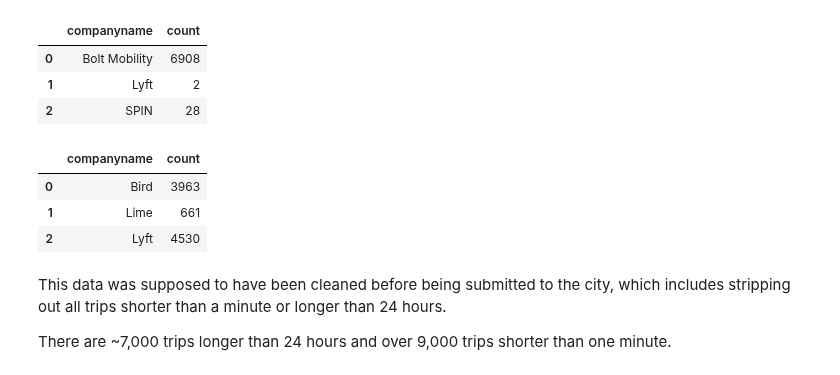
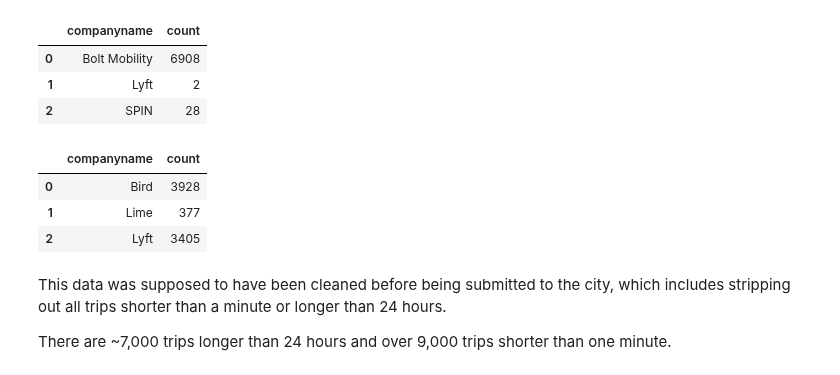
Before and after one commit to NSS-Data-Analytics-Cohort-10/scooters-group-6, a Jupyter notebook: notebooks/scooters.ipynb, the cells around one changed output. Drawn from its saved outputs; the diff is of its cells as text; code cells hidden in the pictures.

```diff
--- a/notebooks/scooters.ipynb
+++ b/notebooks/scooters.ipynb
@@ -163,22 +167,23 @@ long
 # %%
 short_trips = '''
 SELECT
     companyname,
     COUNT(*)
 FROM trips
 WHERE tripduration < 1
+    AND tripdistance <= 0
 GROUP BY companyname;
 '''
 
 with engine.connect() as connection:
     short = pd.read_sql(text(short_trips), con = connection)
 
 short
 # %% [output]
 |  | companyname | count |
-| 0 | Bird | 3963 |
-| 1 | Lime | 661 |
-| 2 | Lyft | 4530 |
+| 0 | Bird | 3928 |
+| 1 | Lime | 377 |
+| 2 | Lyft | 3405 |
 # %% [markdown]
 This data was supposed to have been cleaned before being submitted to the city, which includes stripping out all trips shorter than a minute or longer than 24 hours.
 
```
Also changed, not shown: parts of 16 cells of this notebook.
